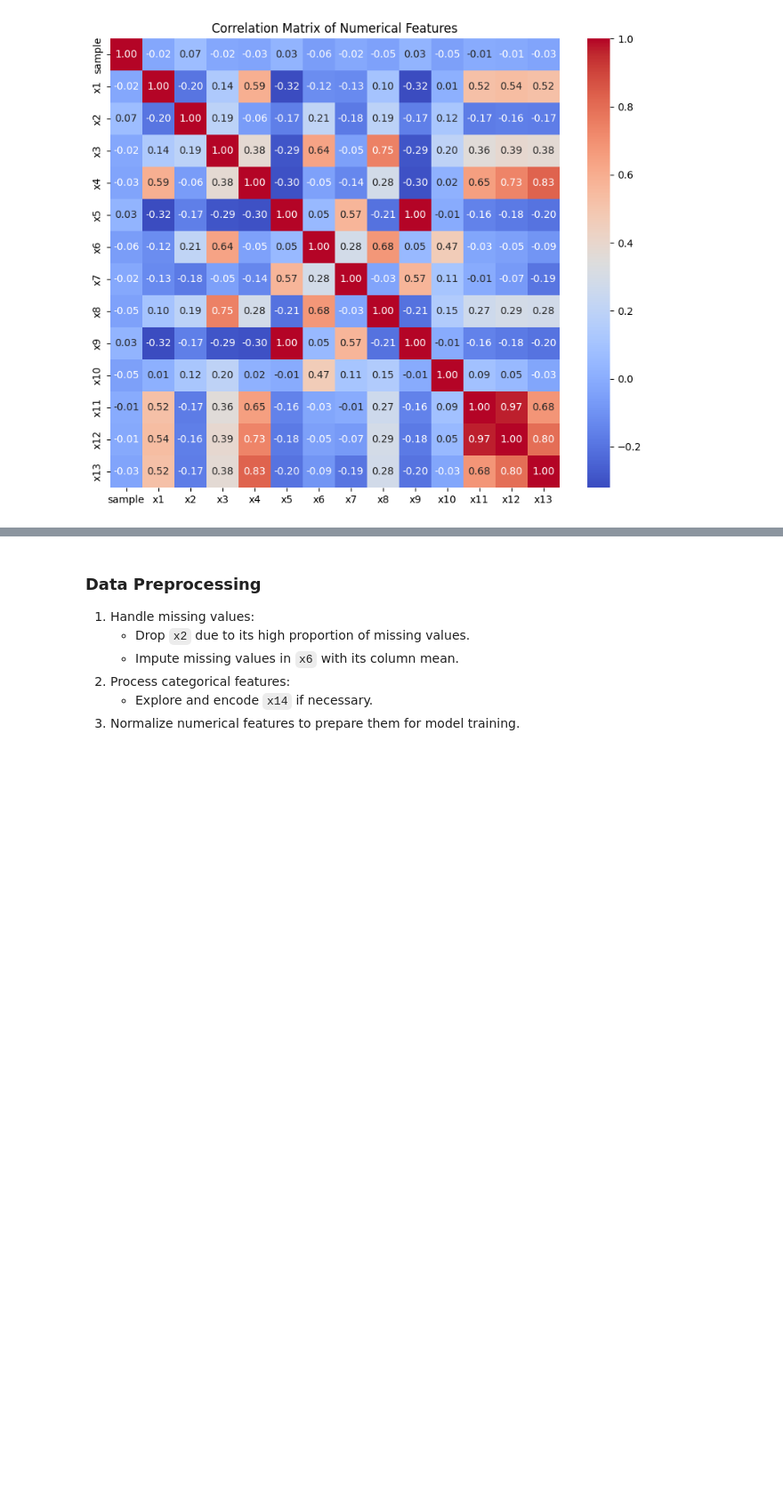
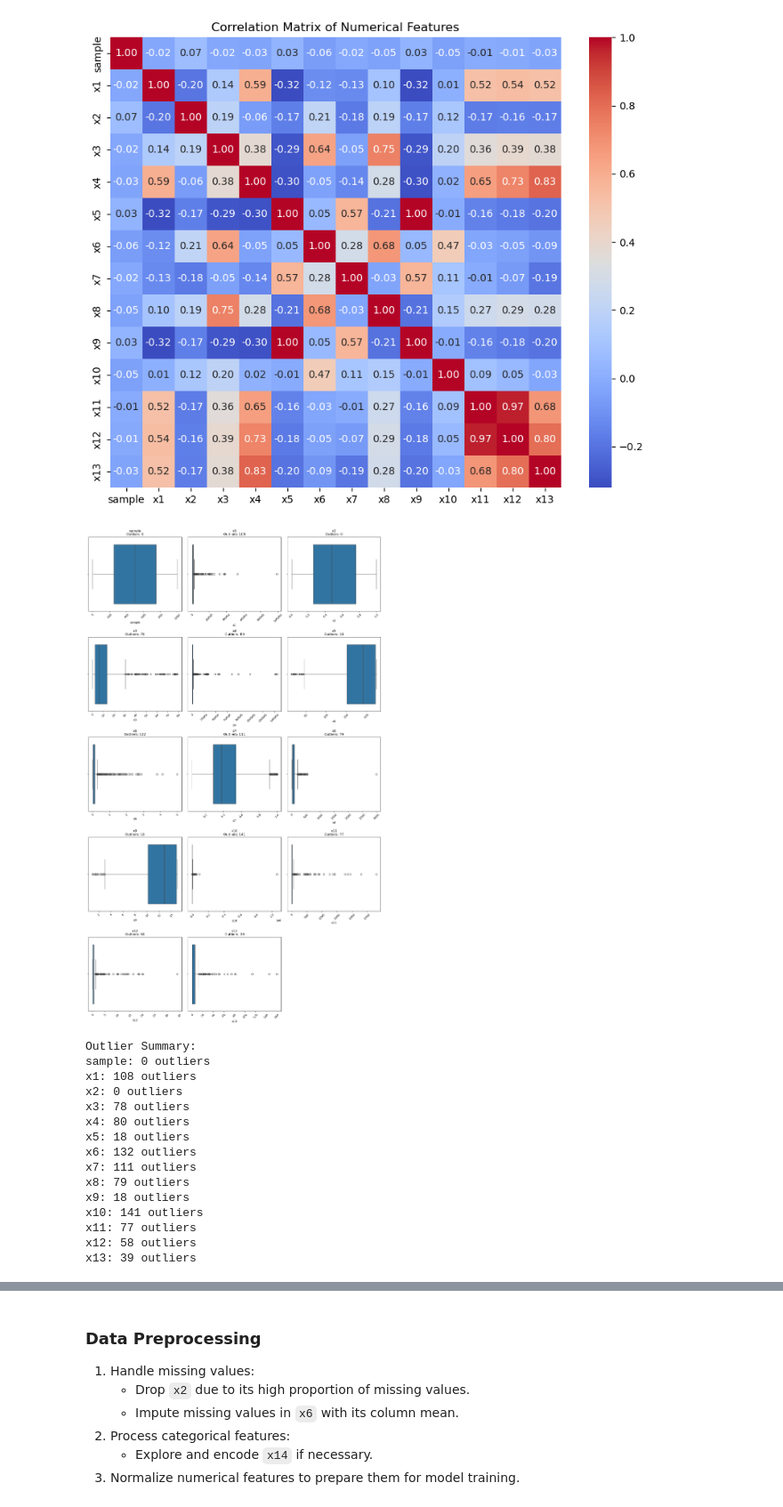
Before and after one commit to M7Saad/ICS485-241-Project, a Jupyter notebook: project-partA.ipynb, the cells around one changed output, grey strips where cells are left out. Shown at 89% size. Cells and saved outputs as stored; diff of their text form; code cells hidden in the pictures; blank space fills up the shorter version.

```diff
--- a/project-partA.ipynb
+++ b/project-partA.ipynb
@@ -107,6 +107,74 @@ max    1000.000000  98892.000000    1.000000    79.000000  143993.000000
 75%    1.929210e+03    25.500000     0.500000     5.112500
 max    1.060370e+06  2809.300000    34.147528   160.600000
 [figure]
+# %%
+import pandas as pd
+import numpy as np
+import matplotlib.pyplot as plt
+import seaborn as sns
+
+
+def detect_outliers(df, numeric_columns):
+    # Set up the subplot grid
+    n_cols = 3
+    n_rows = (len(numeric_columns) + n_cols - 1) // n_cols
+    fig = plt.figure(figsize=(15, 5 * n_rows))
+
+    outlier_summary = {}
+
+    for idx, col in enumerate(numeric_columns, 1):
+        # Calculate Q1, Q3, and IQR
+        Q1 = df[col].quantile(0.25)
+        Q3 = df[col].quantile(0.75)
+        IQR = Q3 - Q1
+
+        # Define outlier bounds
+        lower_bound = Q1 - 1.5 * IQR
+        upper_bound = Q3 + 1.5 * IQR
+
+        # Identify outliers
+        outliers = df[(df[col] < lower_bound) | (df[col] > upper_bound)][col]
+        outlier_summary[col] = len(outliers)
+
+        # Create subplot
+        plt.subplot(n_rows, n_cols, idx)
+        sns.boxplot(x=df[col])
+        plt.title(f"{col}\nOutliers: {len(outliers)}")
+        plt.xticks(rotation=45)
+
+    plt.tight_layout()
+    plt.show()
+
+    return outlier_summary
+
+
+# Get numerical columns
+numeric_cols = train_data.select_dtypes(include=["float64", "int64"]).columns
+
+# Detect and visualize outliers
+outlier_counts = detect_outliers(train_data, numeric_cols)
+
+# Print summary
+print("\nOutlier Summary:")
+for col, count in outlier_counts.items():
+    print(f"{col}: {count} outliers")
+# %% [output]
+[figure, added]
+Outlier Summary:
+sample: 0 outliers
+x1: 108 outliers
+x2: 0 outliers
+x3: 78 outliers
+x4: 80 outliers
+x5: 18 outliers
+x6: 132 outliers
+x7: 111 outliers
+x8: 79 outliers
+x9: 18 outliers
+x10: 141 outliers
+x11: 77 outliers
+x12: 58 outliers
+x13: 39 outliers
 # %%
 # Split the dataset into training and validation sets
 from sklearn.model_selection import train_test_split
```
Also changed, not shown: parts of 21 cells of this notebook, 1 other file.
